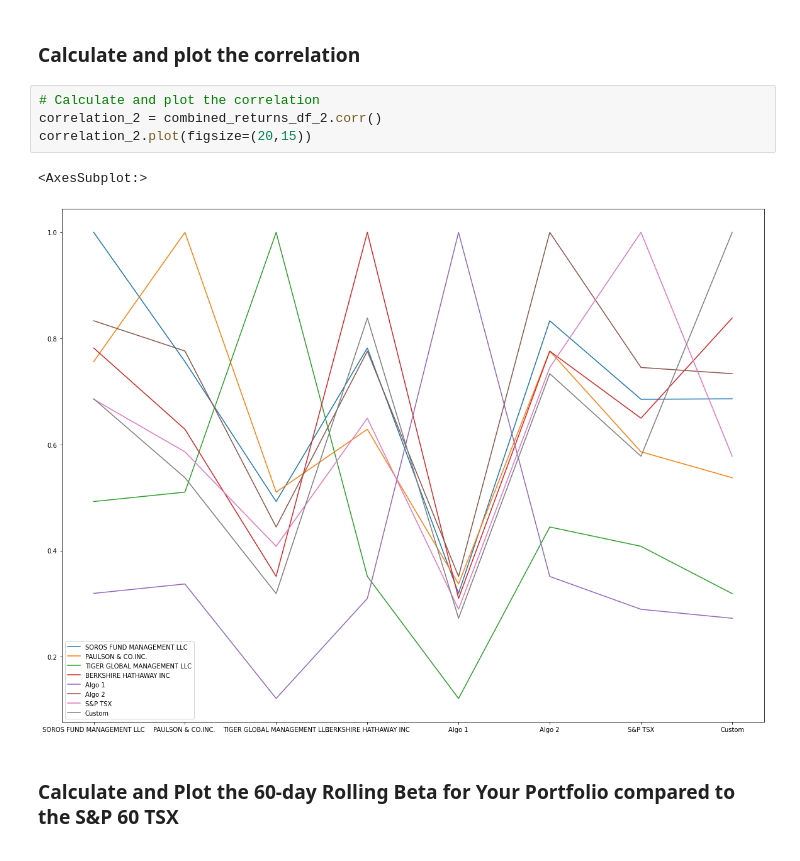
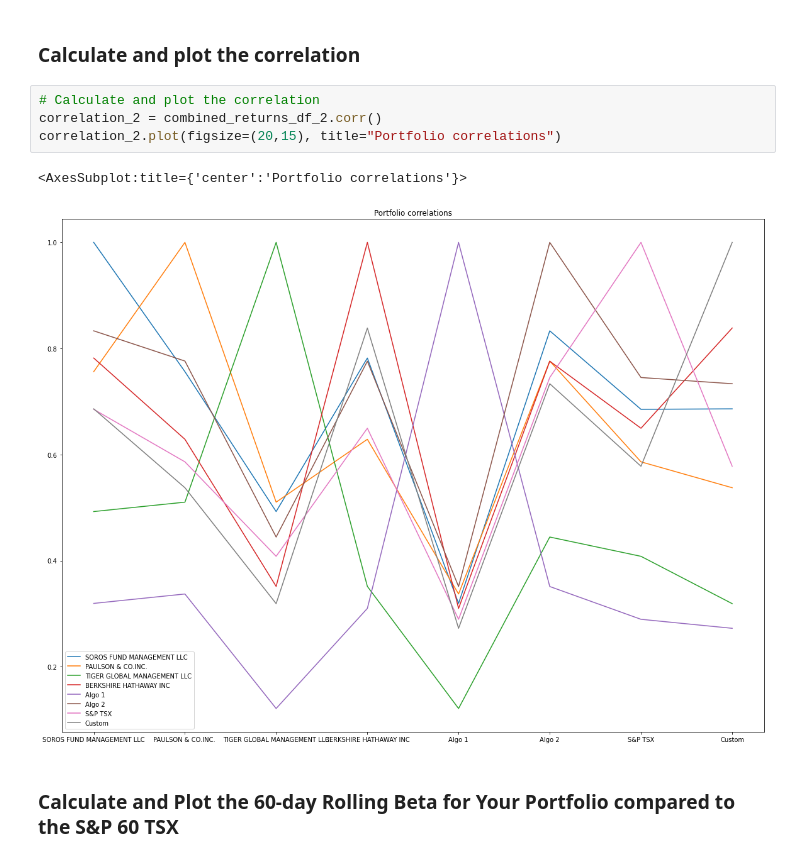
Before and after one commit to ngracan/Python-Challenge-2, a Jupyter notebook: Code/whale_analysis.ipynb, the cells around one changed output. Drawn from its saved outputs; the diff is of its cells as text.

```diff
--- a/Code/whale_analysis.ipynb
+++ b/Code/whale_analysis.ipynb
@@ -555,10 +547,10 @@ rolling_std_all_portfolios_2.plot(figsize=(20,15))
 # %%
 # Calculate and plot the correlation
 correlation_2 = combined_returns_df_2.corr()
-correlation_2.plot(figsize=(20,15))
+correlation_2.plot(figsize=(20,15), title="Portfolio correlations")
 # %% [output]
-<AxesSubplot:>
+<AxesSubplot:title={'center':'Portfolio correlations'}>
-[figure, old version]
+[figure, new version]
 # %% [markdown]
 ### Calculate and Plot the 60-day Rolling Beta for Your Portfolio compared to the S&P 60 TSX
 # %%
```
Also changed, not shown: parts of 7 cells of this notebook, 1 other file.
